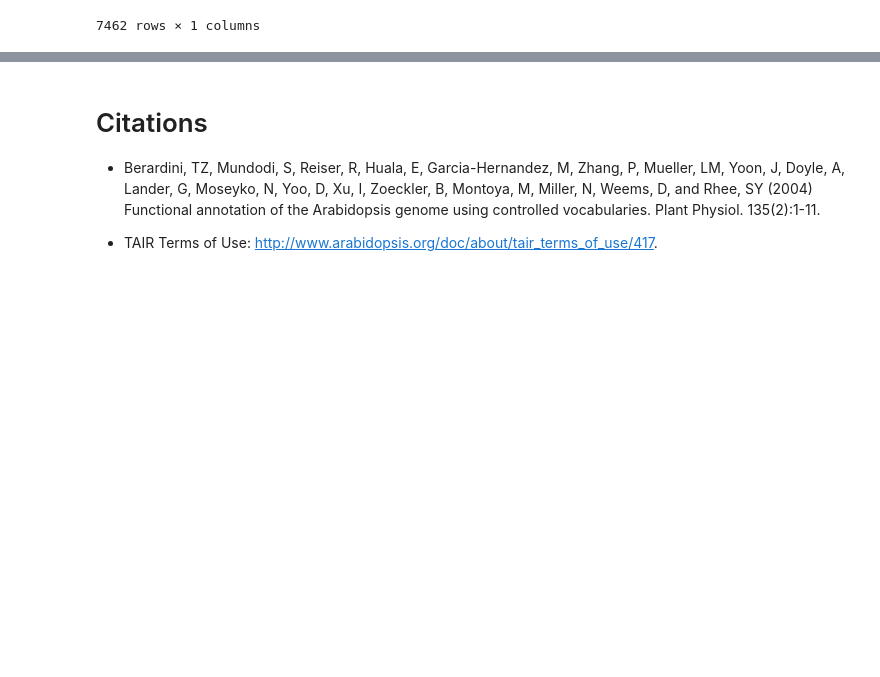
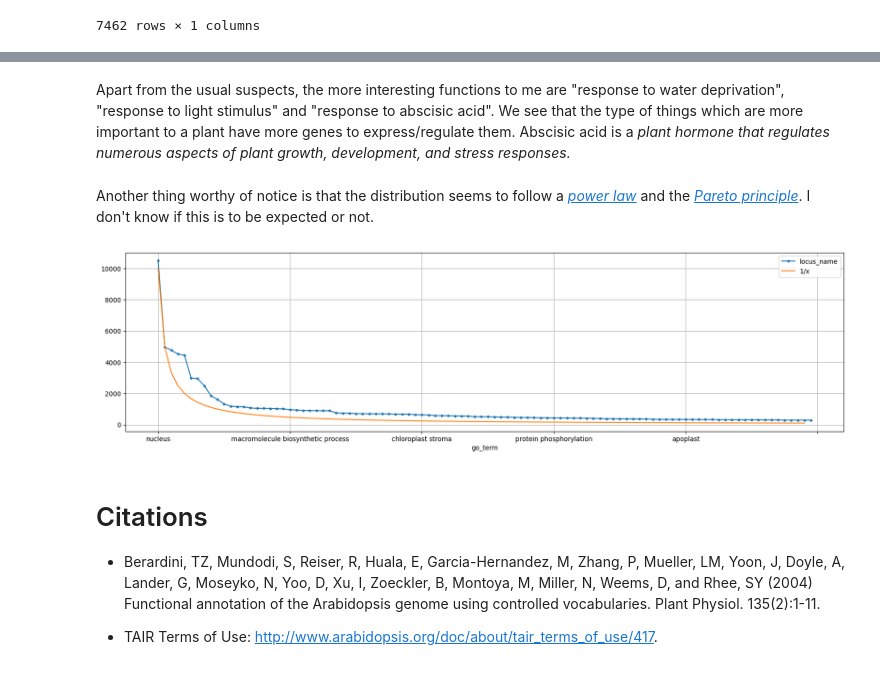
Before and after one commit to mlg556/arabidopsis, a Jupyter notebook: arabidopsis.ipynb, the cells around one changed output, grey strips where cells are left out. Cells and saved outputs as stored; diff of their text form; code cells hidden in the pictures; blank space fills up the shorter version.

```diff
--- a/arabidopsis.ipynb
+++ b/arabidopsis.ipynb
@@ -117,3 +164,13 @@ dfg_sum
+# %% [markdown]
+Apart from the usual suspects, the more interesting functions to me are "response to water deprivation", "response to light stimulus" and "response to abscisic acid". We see that the type of things which are more important to a plant have more genes to express/regulate them. Abscisic acid is a *plant hormone that regulates numerous aspects of plant growth, development, and stress responses.*
+# %% [markdown]
+Another thing worthy of notice is that the distribution seems to follow a [*power law*](https://en.wikipedia.org/wiki/Power_law) and the [*Pareto principle*](https://en.wikipedia.org/wiki/Pareto_principle). I don't know if this is to be expected or not.
+# %%
+plot = dfg_sum.iloc[:100].plot(figsize=(20, 5), marker=".", grid=True)
+plot.plot([10_000/x for x in range(1,100)])
+_ = plot.legend(["locus_name", "1/x"])
+# %% [output]
+[figure, added]
 # %% [markdown]
 # Citations
 
```
Also changed, not shown: parts of 11 cells of this notebook, 2 other files.
